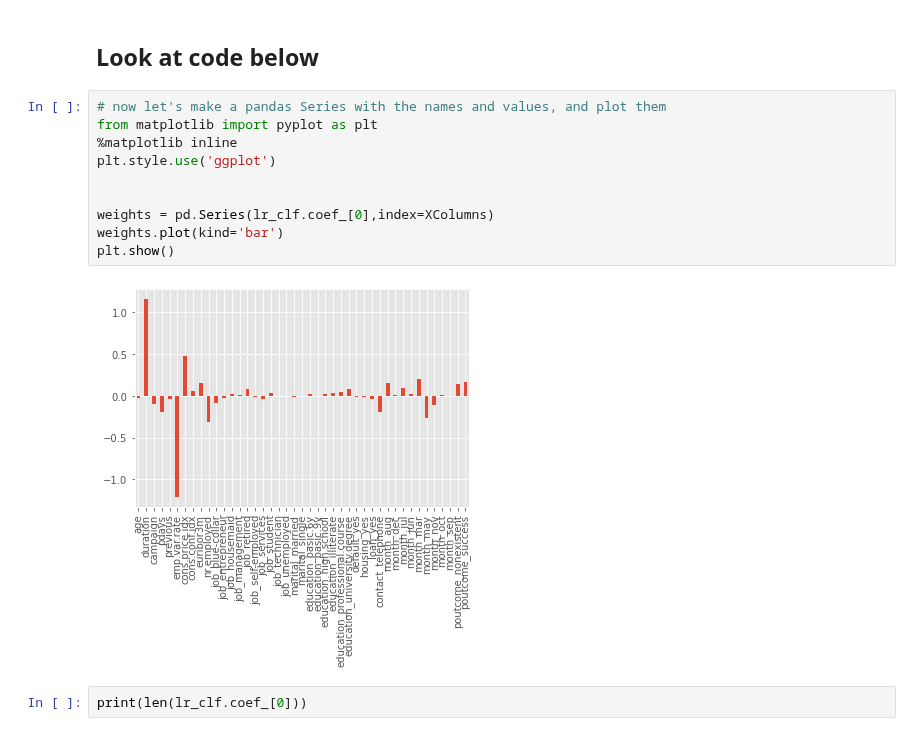
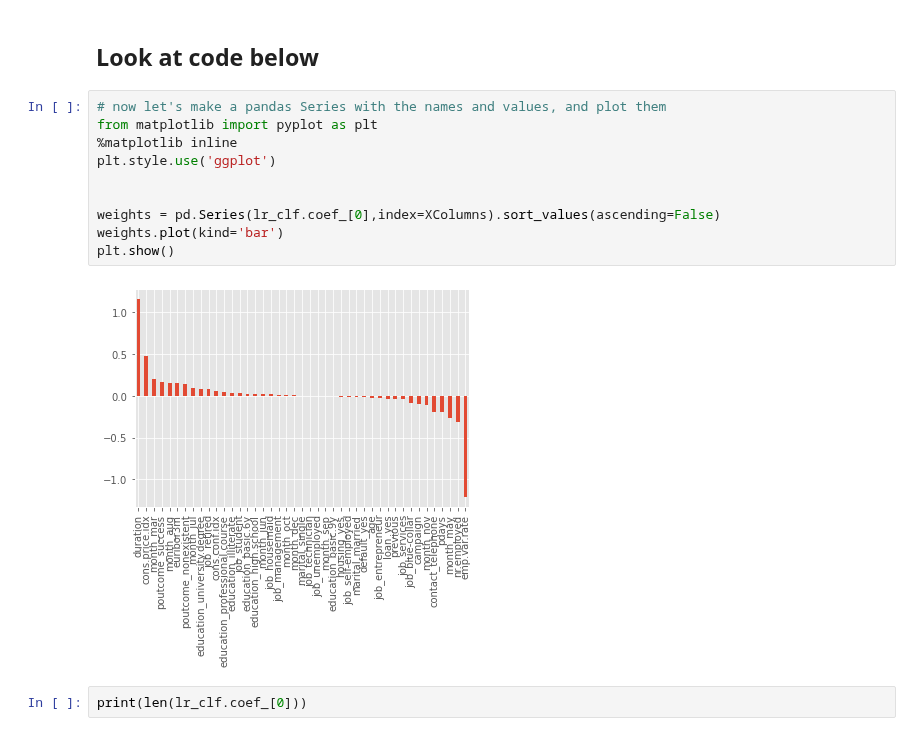
Before and after one commit to ChadKwong/DDSMachineLearning1, a Jupyter notebook: Mini Lab/Mini Lab.ipynb, the cells around one changed output. Cells and saved outputs as stored; diff of their text form.

Commit message:
sorted graph

```diff
--- a/Mini Lab/Mini Lab.ipynb
+++ b/Mini Lab/Mini Lab.ipynb
@@ -354,15 +354,15 @@ job has weight of 1.1548816917736084
 # %%
 # now let's make a pandas Series with the names and values, and plot them
 from matplotlib import pyplot as plt
 %matplotlib inline
 plt.style.use('ggplot')
 
 
-weights = pd.Series(lr_clf.coef_[0],index=XColumns)
+weights = pd.Series(lr_clf.coef_[0],index=XColumns).sort_values(ascending=False)
 weights.plot(kind='bar')
 plt.show()
 # %% [output]
-[figure, old version]
+[figure, new version]
 # %%
 print(len(lr_clf.coef_[0]))
 # %% [output]
```
